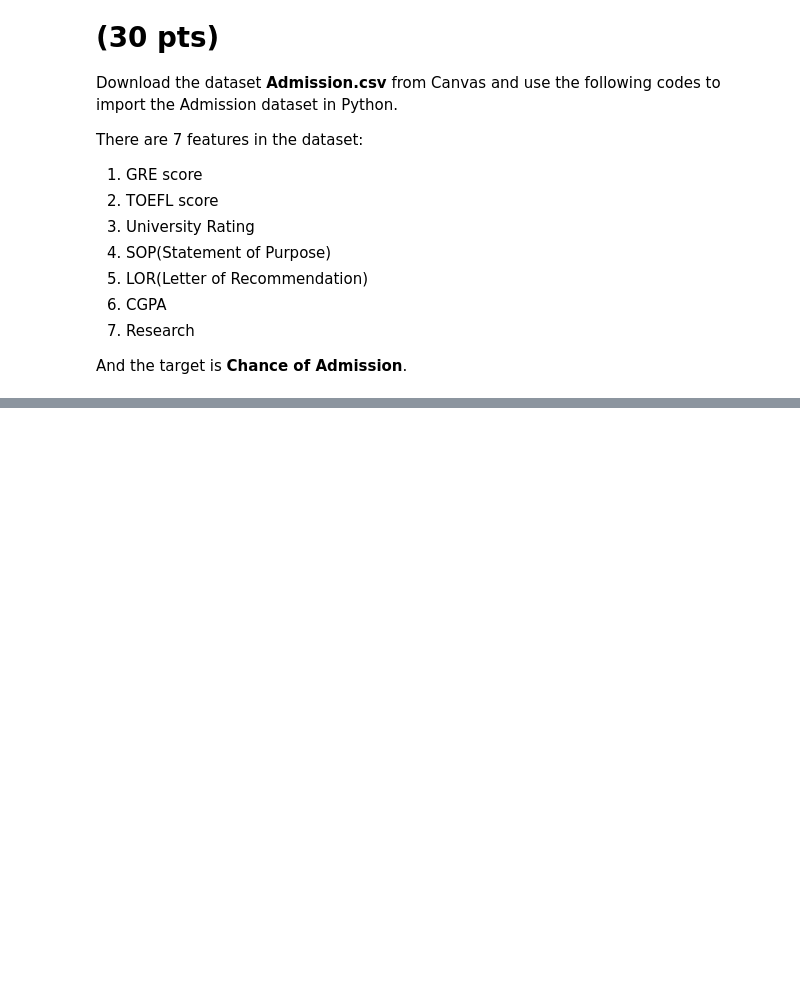
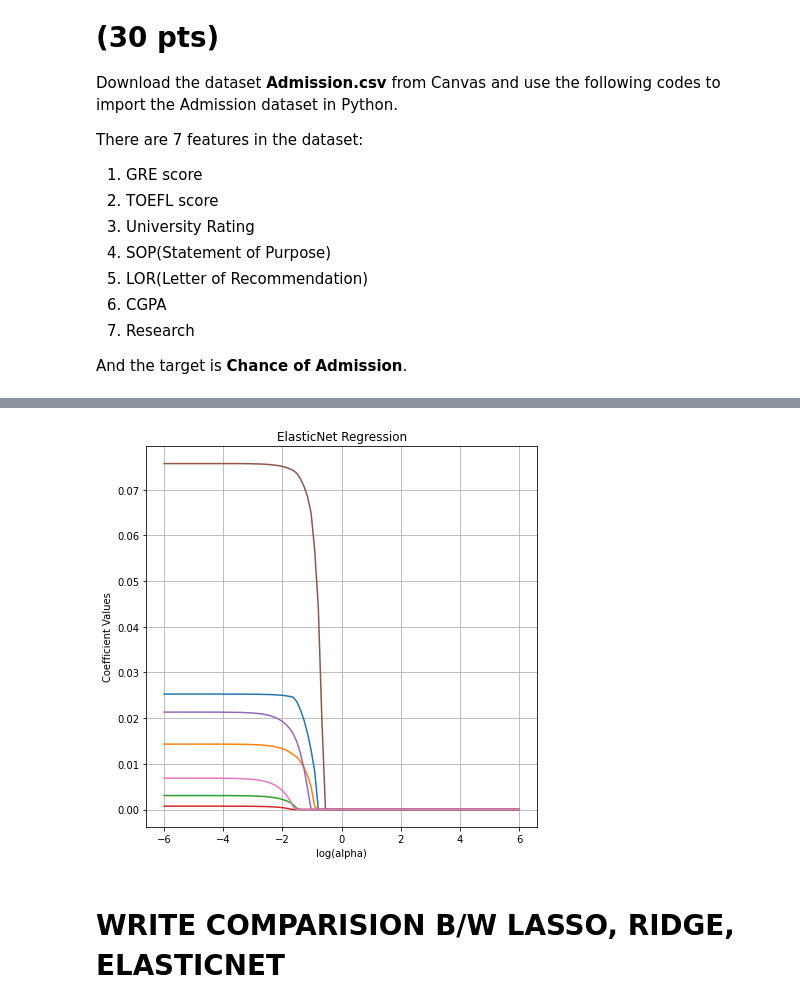
Before and after one commit to rohitashwachaks/MIS-382N-Adv.-Machine-Learning, a Jupyter notebook: assignment/MIS_382N_HW1-1.ipynb, the cells around one changed output, grey strips where cells are left out. Cells and saved outputs as stored; diff of their text form; code cells hidden in the pictures; blank space fills up the shorter version.

```diff
--- a/assignment/MIS_382N_HW1-1.ipynb
+++ b/assignment/MIS_382N_HW1-1.ipynb
@@ -117,0 +302,19 @@ Why do we need to scale the data before regularization (2pts)?
+# %%
+# Ridge Regression
+
+cv = []
+
+for alpha in alpha_list:
+    cv_error = []
+    for train_index, test_index in KFold().split(X_test_tr):
+        rmdl = linear_model.Ridge(alpha= alpha)
+        rmdl.fit(X_train_tr[train_index],np.exp(y_train.iloc[train_index]))
+        rmdl_preds = rmdl.predict(X_train_tr[test_index])
+        cv_error.append(mean_squared_error(rmdl_preds, np.exp(y_train.iloc[test_index])))
+    # cv.append(cv_error)
+    cv.append(np.mean(cv_error))
+
+cv = pd.DataFrame(cv, index=alpha_list, columns=["MSE"])
+exp_ridge_alpha = cv["MSE"].idxmin()
+exp_ridge_error = cv.loc[exp_ridge_alpha]["MSE"]
+print("Ridge Regression Cross-Validation:\n\toptimal alpha = {alpha}\n\tMSE: {mse}".format(alpha = exp_ridge_alpha, mse = exp_ridge_error))
@@ -117,0 +337,20 @@ Why do we need to scale the data before regularization (2pts)?
+# %%
+elastic_coeffs = pd.DataFrame(columns=X_train.columns, index=alpha_list)
+
+for alpha in alpha_list:
+    enet_mdl = linear_model.ElasticNet(alpha= alpha)
+    enet_mdl.fit(X_train_tr,y_train)
+    elastic_coeffs.loc[alpha] = enet_mdl.coef_
+
+fig, ax = plt.subplots()
+fig.set_size_inches(7, 7,  forward=True)
+
+ax.plot(np.log10(alpha_list),elastic_coeffs, label = elastic_coeffs.columns)
+ax.set_ylabel("Coefficient Values")
+ax.set_xlabel("log(alpha)")
+ax.set_title("ElasticNet Regression")
+ax.grid(True)
+# %% [output]
+[figure, added]
+# %% [markdown]
+# WRITE COMPARISION B/W LASSO, RIDGE, ELASTICNET
```
Also changed, not shown: parts of 28 cells of this notebook, 2 other files.
